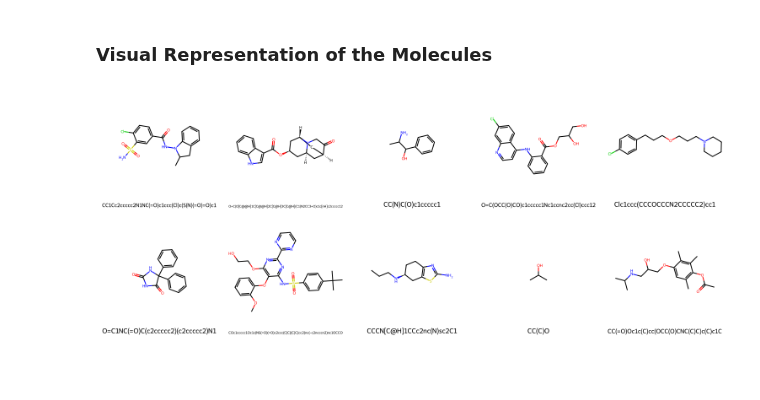
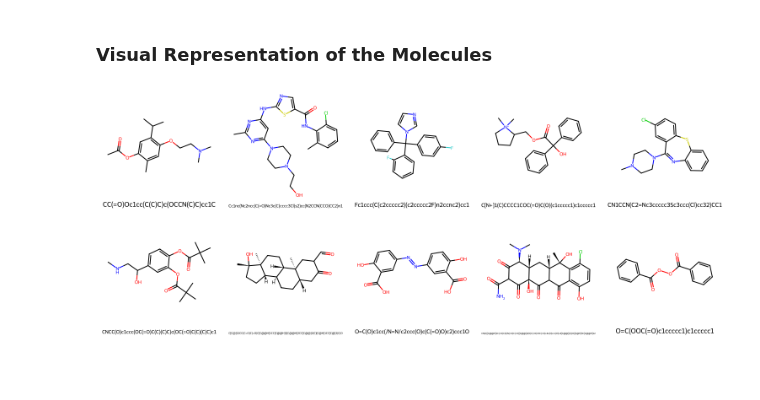
Before and after one commit to Malikbadmus/model-validation-eos30f3, a Jupyter notebook: notebooks/00_model_bias.ipynb, the cells around one changed output. Saved outputs shown, nothing was run; the diff lists cells and outputs as text; code cells hidden in the pictures.

```diff
--- a/notebooks/00_model_bias.ipynb
+++ b/notebooks/00_model_bias.ipynb
@@ -202,10 +202,16 @@ memory usage: 23.6+ KB
 
 ***Similar to Encoding Categorical Variables, We are going to make use of a Feature extraction, Morgan Fingerprints, to featurize our smiles and the make use of a Dimensionalty reduction, PCA, to reduced-dimensional representation of the extracted Data.***
 # %%
+from rdkit import Chem
+from rdkit.Chem import DataStructs, AllChem
+import numpy as np
+from sklearn.decomposition import PCA
+
+
 # Morgan Fingerprint funtion
 def generate_fingerprint(smiles):
     mol = Chem.MolFromSmiles(smiles)
-    finger_prints = AllChem.GetMorganFingerprintAsBitVect(mol, radius=2)
+    finger_prints = AllChem.GetMorganFingerprintAsBitVect(mol, radius=2, nBits=2048)
     array = np.zeros((1,), dtype=np.int8)
     Chem.DataStructs.ConvertToNumpyArray(finger_prints, array)
     return array
@@ -342,33 +351,36 @@ Number of 'hERG non blockers' Molecules: 464
 # %%
 from rdkit import Chem
 from rdkit.Chem import Draw
 from IPython.display import display
 
-P_smiles = random_hERG_blockers["input"]
-N_smiles = random_hERG_non_blockers["input"]
+random_blockers = Model_predictions[Model_predictions['activity'] >= hERG_blockers_threshold].sample(n=5)
+random_non_blockers = Model_predictions[Model_predictions['activity'] < hERG_blockers_threshold].sample(n=5)
+
+P_smiles = random_blockers["input"]
+N_smiles = random_non_blockers["input"]
 
 # Convert SMILES to RDKit Mol objects
 P_mols = [Chem.MolFromSmiles(smi) for smi in P_smiles]
 N_mols = [Chem.MolFromSmiles(smi) for smi in N_smiles]
 
 # Set molecule names as SMILES strings
 for mol, smi in zip(P_mols, P_smiles):
     mol.SetProp("_Name", smi)
 for mol, smi in zip(N_mols, N_smiles):
     mol.SetProp("_Name", smi)
 
 # Combine molecules
 all_mols = P_mols + N_mols
 
 # Generate grid image
 img = Draw.MolsToGridImage(all_mols, molsPerRow=5, subImgSize=(300, 300), legends=[mol.GetProp("_Name") for mol in all_mols])
 
 # Save image to file
 img = Draw.MolsToGridImage(all_mols, molsPerRow=5, subImgSize=(300, 300), legends=[mol.GetProp("_Name") for mol in all_mols])
 
 # Display the image
 display(img)
 # %% [output]
-[figure, old version]
+[figure, new version]
 # %% [markdown]
 ###
```
Also changed, not shown: parts of 4 cells of this notebook, 6 other files.
